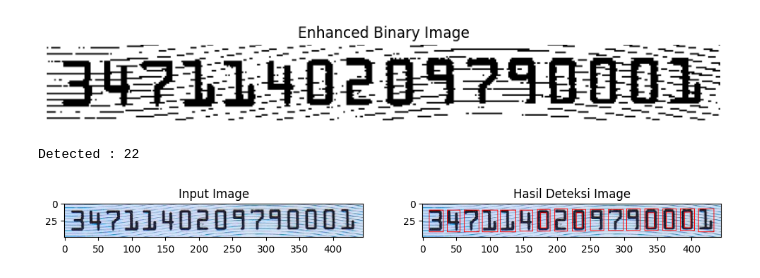
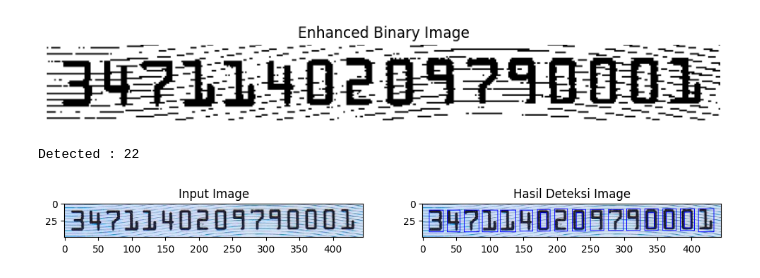
Before and after one commit to NadilaAmaliaaa/PCVK_GANJIL_2024, a Jupyter notebook: Week12.ipynb, the cells around one changed output. Saved outputs shown, nothing was run; the diff lists cells and outputs as text; code cells hidden in the pictures.

```diff
--- a/Week12.ipynb
+++ b/Week12.ipynb
@@ -746,35 +746,35 @@ from sklearn.decomposition import PCA
 import matplotlib.pyplot as plt
 
 # Deteksi kontur
 gray = cv2.cvtColor(cropped_img, cv2.COLOR_RGB2GRAY)
 thresh = cv2.threshold(gray, 0, 255, cv2.THRESH_BINARY | cv2.THRESH_OTSU)[1]
 kernel = cv2.getStructuringElement(cv2.MORPH_ELLIPSE, (1, 5))
 thresh = cv2.morphologyEx(thresh, cv2.MORPH_OPEN, kernel)
 
 contours, hierarchy = cv2.findContours(thresh, cv2.RETR_TREE, cv2.CHAIN_APPROX_SIMPLE)
 detected = cropped_img.copy()
 nums = []
 
 for contour in contours:
     x, y, w, h = cv2.boundingRect(contour)
     aspect_ratio = w / h  # Menghitung rasio lebar dan tinggi
     if (h >= 40 and w >= 10 and aspect_ratio <= 1) or \
        (h >= 8 and w >= 8 and aspect_ratio <= 10) or \
        (h >= 10 and w >= 7 and aspect_ratio <= 8):
-        cv2.rectangle(detected, (x, y), (x + w, y + h), (0, 0, 255), thickness=1)
+        cv2.rectangle(detected, (x, y), (x + w, y + h), (255, 0, 0), thickness=1)
         num = cropped_img[y:y + h, x:x + w]  # Potong gambar
         nums.append(num)
 
 print(f'Detected : {len(nums)}')
 
 # Plot hasil deteksi awal
 plt.figure(figsize=(12, 8))
 plt.subplot(121), plt.imshow(cv2.cvtColor(cropped_img, cv2.COLOR_BGR2RGB)), plt.title('Input Image')
 plt.subplot(122), plt.imshow(cv2.cvtColor(detected, cv2.COLOR_BGR2RGB)), plt.title('Hasil Deteksi Image')
 plt.show()
 # %% [output]
 Detected : 22
-[figure, old version]
+[figure, new version]
 # %%
 # PCA dan prediksi angka
 num_count = len(nums)
```
Also changed, not shown: parts of 3 cells of this notebook.
